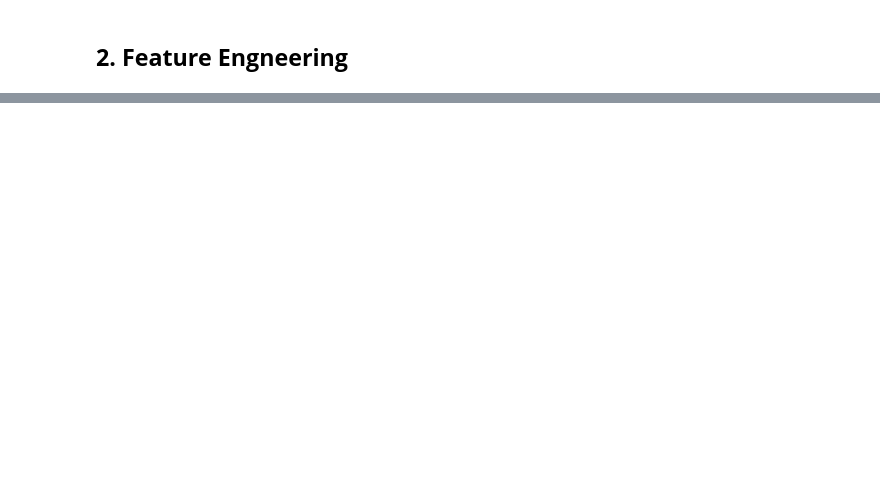
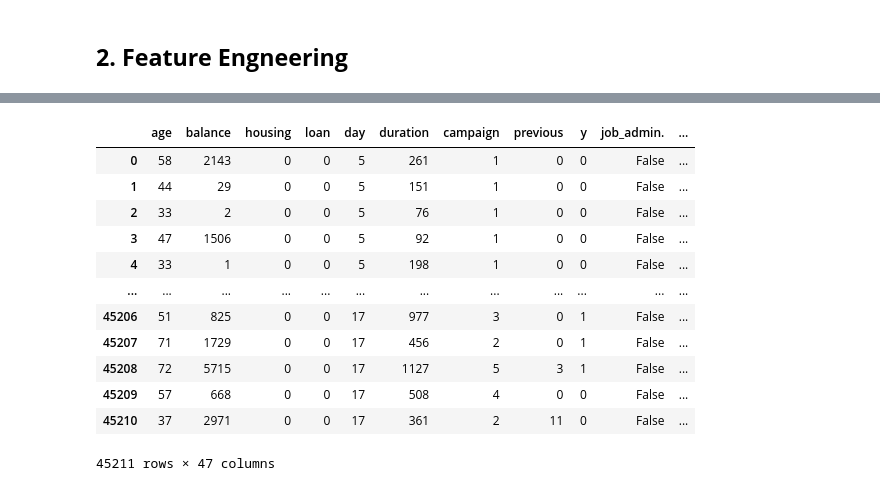
Before and after one commit to Aashiff2003/Predict-Term-Deposit-Subscription-, a Jupyter notebook: Predict Term Deposit Subscribtion.ipynb, the cells around one changed output, grey strips where cells are left out. Cells and saved outputs as stored; diff of their text form; code cells hidden in the pictures; blank space fills up the shorter version.

Commit message:
encoded dataset

```diff
--- a/Predict Term Deposit Subscribtion.ipynb
+++ b/Predict Term Deposit Subscribtion.ipynb
@@ -185,0 +228,2 @@ plt.show()
+# %%
+df2.drop(['default'], axis= 1, inplace= True)
@@ -185,0 +252,2 @@ plt.show()
+# %%
+df2.drop(['pdays'], axis= 1, inplace= True)
@@ -185,0 +263,22 @@ plt.show()
+# %%
+df_encoded = pd.get_dummies(df2, columns=['job', 'marital', 'education', 'contact', 'month', 'poutcome'])
+# %%
+binary_col = ['housing','loan','y']
+for col in binary_col:
+    df_encoded[col] = df_encoded[col].apply(lambda x : 1 if x == 'yes' else 0)
+# %%
+df_encoded
+# %% [output]
+|  | age | balance | housing | loan | day | duration | campaign | previous | y | job_admin. | ... |
+| 0 | 58 | 2143 | 0 | 0 | 5 | 261 | 1 | 0 | 0 | False | ... |
+| 1 | 44 | 29 | 0 | 0 | 5 | 151 | 1 | 0 | 0 | False | ... |
+| 2 | 33 | 2 | 0 | 0 | 5 | 76 | 1 | 0 | 0 | False | ... |
+| 3 | 47 | 1506 | 0 | 0 | 5 | 92 | 1 | 0 | 0 | False | ... |
+| 4 | 33 | 1 | 0 | 0 | 5 | 198 | 1 | 0 | 0 | False | ... |
+| ... | ... | ... | ... | ... | ... | ... | ... | ... | ... | ... | ... |
+| 45206 | 51 | 825 | 0 | 0 | 17 | 977 | 3 | 0 | 1 | False | ... |
+| 45207 | 71 | 1729 | 0 | 0 | 17 | 456 | 2 | 0 | 1 | False | ... |
+| 45208 | 72 | 5715 | 0 | 0 | 17 | 1127 | 5 | 3 | 1 | False | ... |
+| 45209 | 57 | 668 | 0 | 0 | 17 | 508 | 4 | 0 | 0 | False | ... |
+| 45210 | 37 | 2971 | 0 | 0 | 17 | 361 | 2 | 11 | 0 | False | ... |
+45211 rows × 47 columns
```
Also changed, not shown: parts of 7 cells of this notebook.
